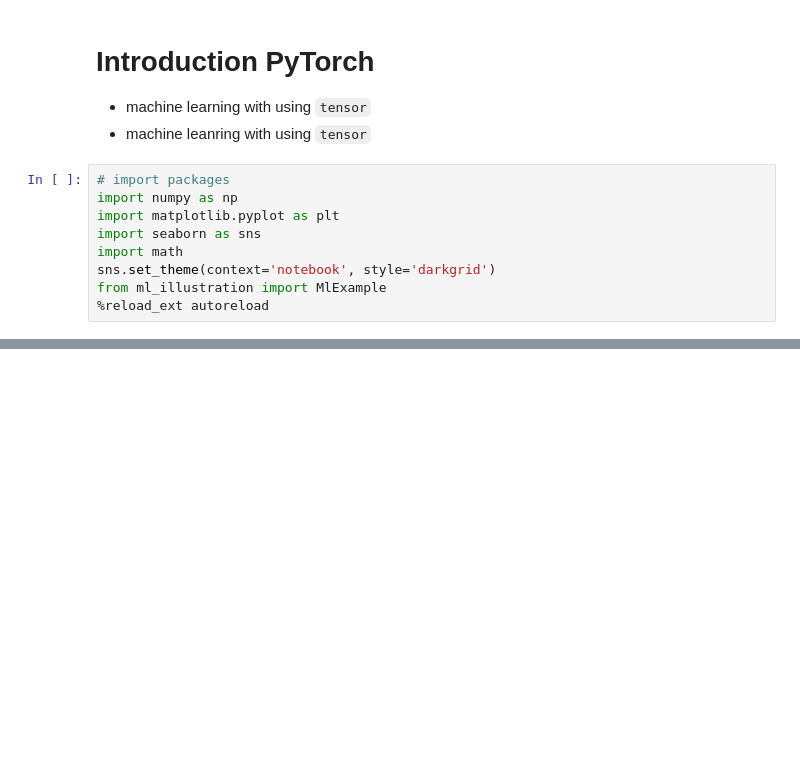
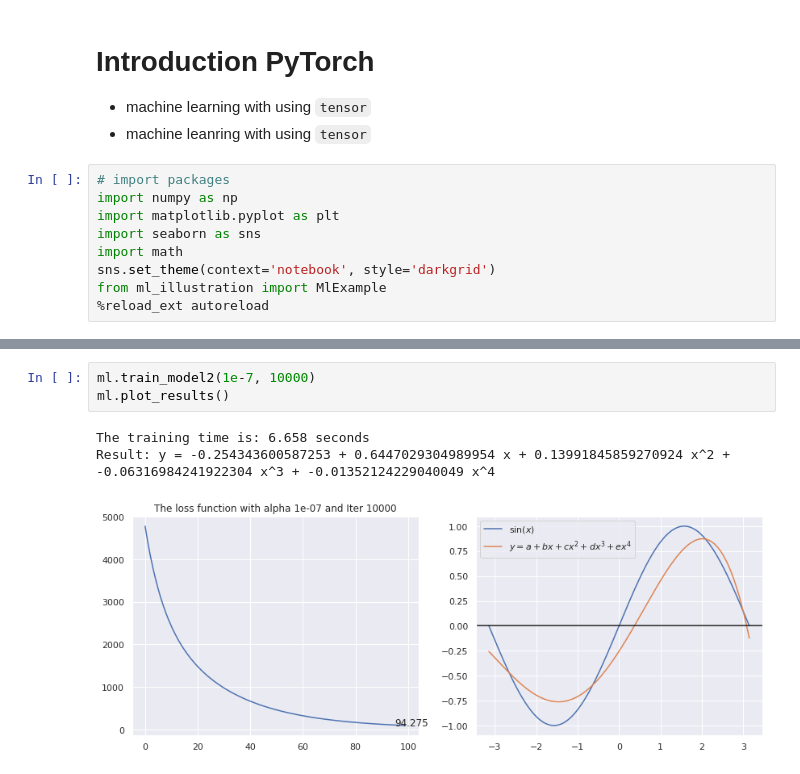
Before and after one commit to oceanumeric/ESL, a Jupyter notebook: ch0/PyTorch.ipynb, the cells around one changed output, grey strips where cells are left out. Drawn from its saved outputs; the diff is of its cells as text; blank space fills up the shorter version.

```diff
--- a/ch0/PyTorch.ipynb
+++ b/ch0/PyTorch.ipynb
@@ -23,0 +33,7 @@ Result: y = -0.04238407530278376 + 0.835264355717464 x + 0.007311958263787501 x^
+# %%
+ml.train_model2(1e-7, 10000)
+ml.plot_results()
+# %% [output]
+The training time is: 6.658 seconds
+Result: y = -0.254343600587253 + 0.6447029304989954 x + 0.13991845859270924 x^2 + -0.06316984241922304 x^3 + -0.01352124229040049 x^4
+[figure, added]
```
Also changed, not shown: parts of 8 cells of this notebook, 1 other file.
